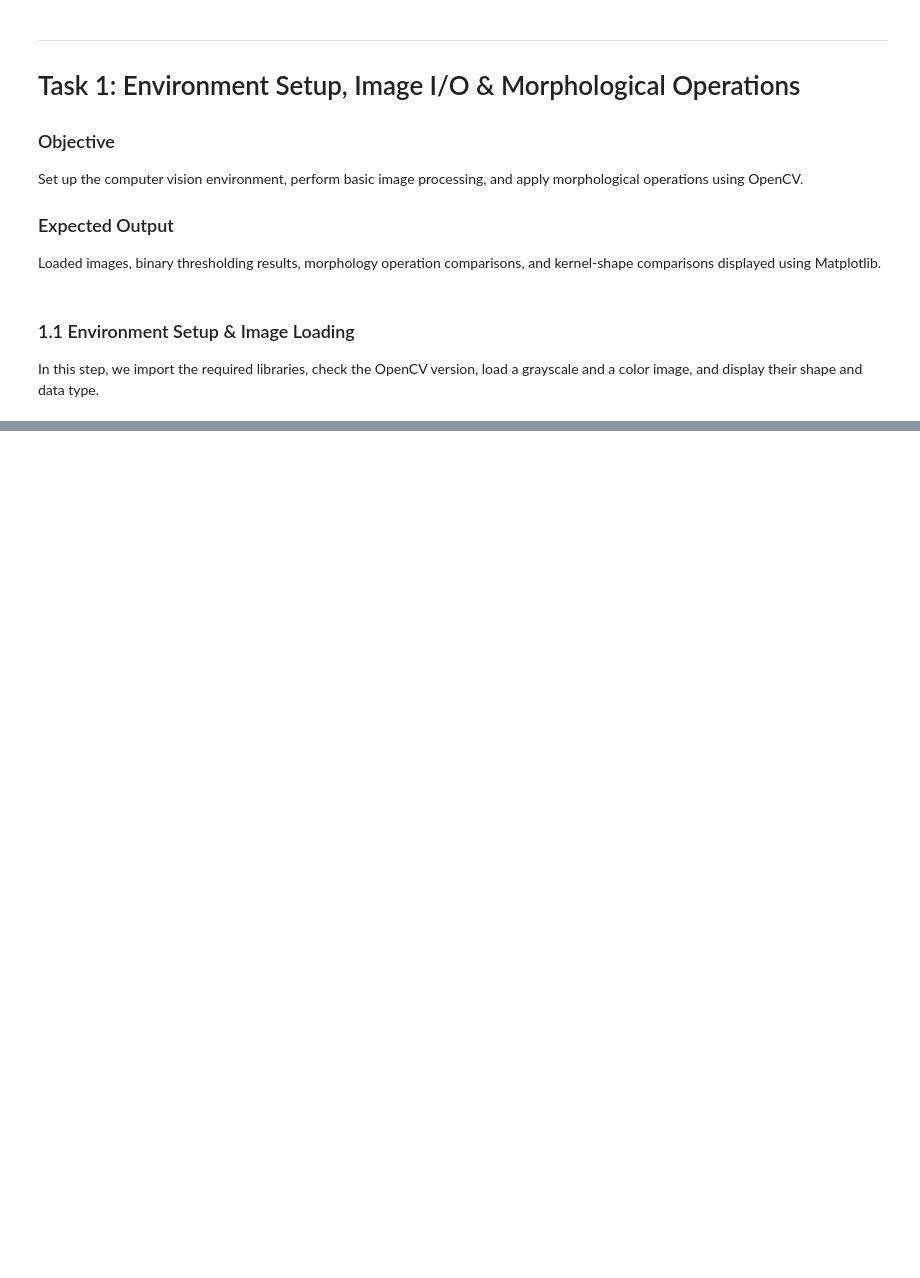
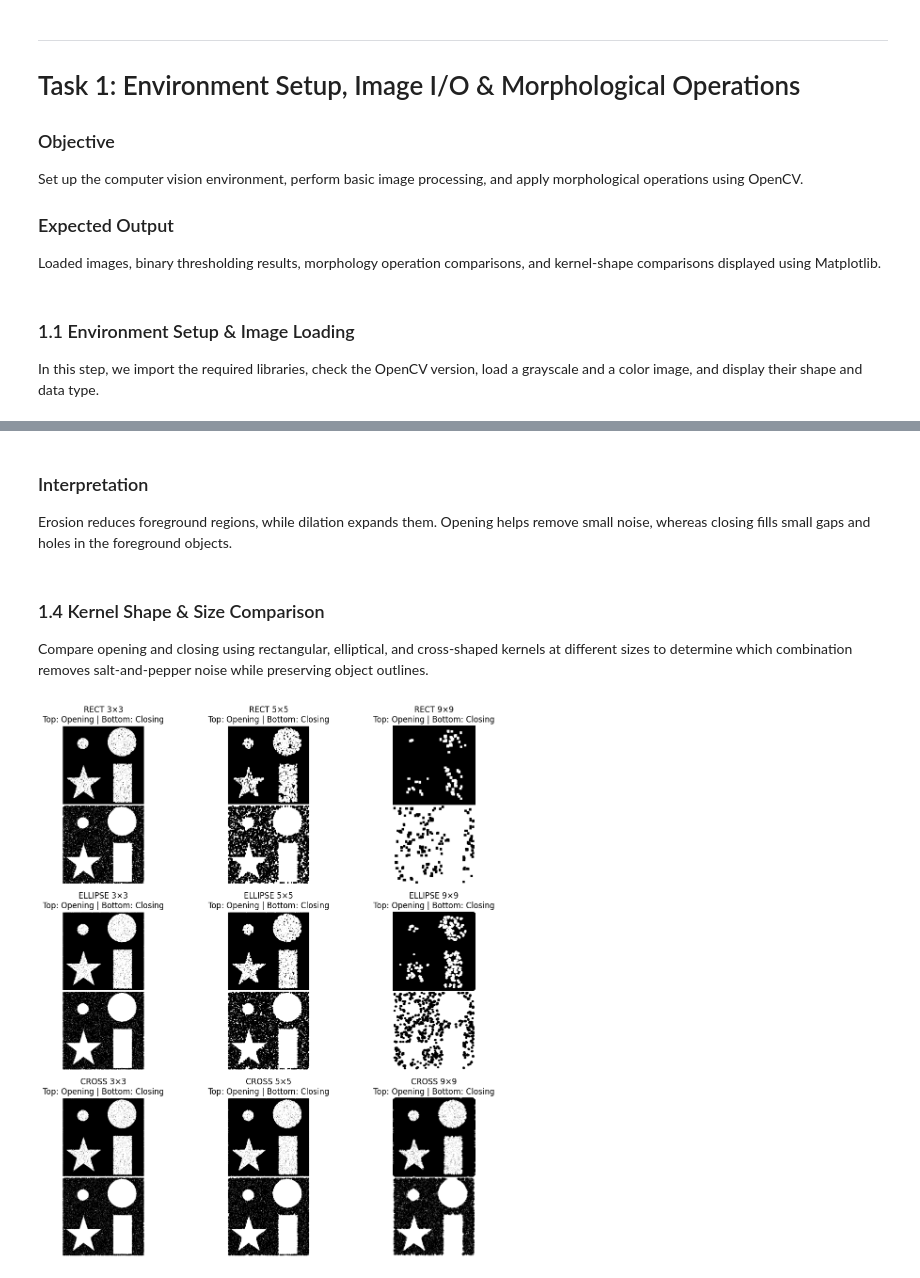
Before and after one commit to PareeSojitra0803/Computer_Vision_Pipeline_Deep_Learning, a Jupyter notebook: CV_PR3.ipynb, the cells around one changed output, grey strips where cells are left out. Drawn from its saved outputs; the diff is of its cells as text; code cells hidden in the pictures; blank space fills up the shorter version.

```diff
--- a/CV_PR3.ipynb
+++ b/CV_PR3.ipynb
@@ -93,0 +151,41 @@ AttributeError: 'NoneType' object has no attribute 'shape'
+# %% [markdown]
+### Interpretation
+
+Erosion reduces foreground regions, while dilation expands them. Opening helps remove small noise, whereas closing fills small gaps and holes in the foreground objects.
+# %% [markdown]
+### 1.4 Kernel Shape & Size Comparison
+
+Compare opening and closing using rectangular, elliptical, and cross-shaped kernels at different sizes to determine which combination removes salt-and-pepper noise while preserving object outlines.
+# %%
+kernel_shapes = {"RECT": cv2.MORPH_RECT,
+                 "ELLIPSE": cv2.MORPH_ELLIPSE,
+                 "CROSS": cv2.MORPH_CROSS}
+
+kernel_sizes = [3, 5, 9]
+
+plt.figure(figsize=(12, 12))
+
+plot_index = 1
+
+for shape_name, shape_type in kernel_shapes.items():
+    for size in kernel_sizes:
+
+        kernel = cv2.getStructuringElement(shape_type, (size, size))
+
+        opening = cv2.morphologyEx(binary, cv2.MORPH_OPEN, kernel)
+        closing = cv2.morphologyEx(binary, cv2.MORPH_CLOSE, kernel)
+
+        combined = np.vstack((opening, closing))
+
+        plt.subplot(3, 3, plot_index)
+        plt.imshow(combined, cmap="gray")
+        plt.title(f"{shape_name} {size}×{size}\nTop: Opening | Bottom: Closing")
+        plt.axis("off")
+
+        plot_index += 1
+
+plt.tight_layout()
+plt.savefig("plots/morphology_grid.png", dpi=300, bbox_inches="tight")
+plt.show()
+# %% [output]
+[figure, added]
```
Also changed, not shown: parts of 30 cells of this notebook, 16 other files.
